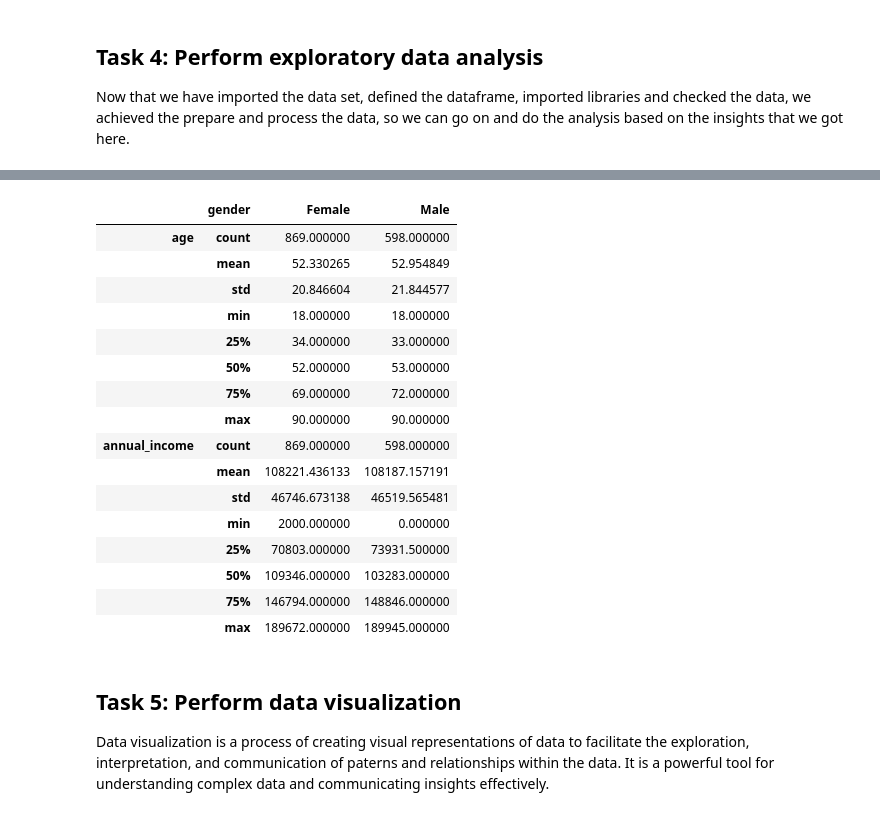
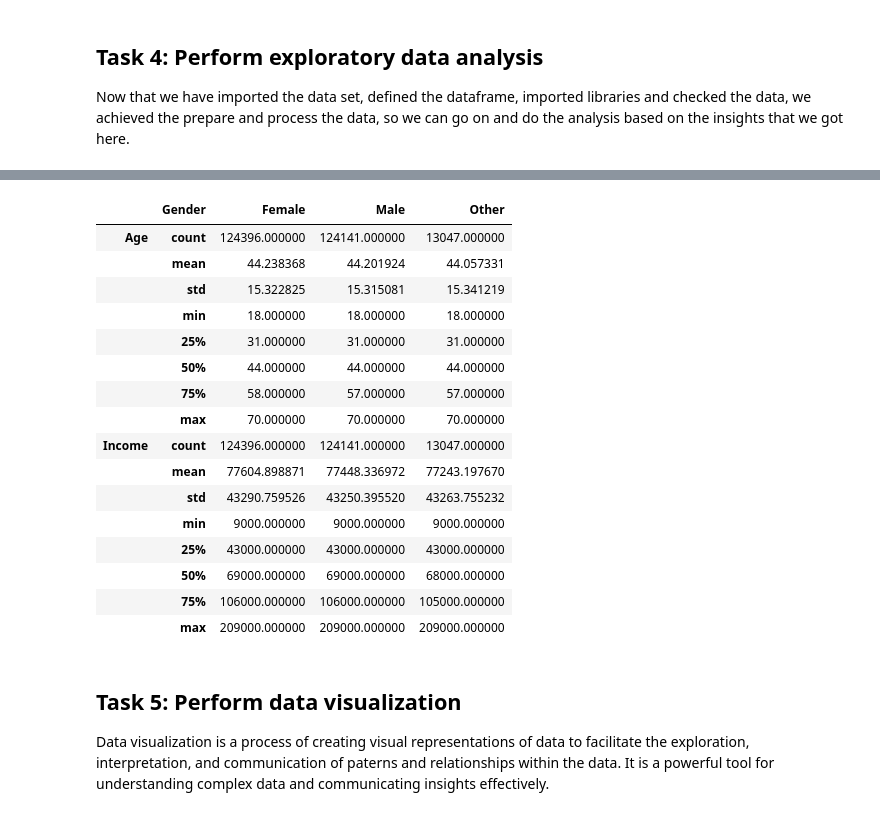
Before and after one commit to leon-czarlinski/ProfileAnalysis, a Jupyter notebook: ProfileAnalysis.ipynb, the cells around one changed output, grey strips where cells are left out. Drawn from its saved outputs; the diff is of its cells as text; code cells hidden in the pictures.

```diff
--- a/ProfileAnalysis.ipynb
+++ b/ProfileAnalysis.ipynb
@@ -64,3 +73,5 @@ df = pd.read_csv('/content/drive/MyDrive/Colab Notebooks/ProfileAnalysis/custome
+# %%
+df = pd.read_csv('credit_data.csv')
 # %%
 df.head(5)
 # %% [output]
@@ -187,10 +171,6 @@ profile_df
 Now that we have imported the data set, defined the dataframe, imported libraries and checked the data, we achieved the prepare and process the data, so we can go on and do the analysis based on the insights that we got here.
 # %%
 profile_df.dropna(axis=0, inplace=True)
-# %%
-profile_df.drop(profile_df[profile_df['age']<18].index, inplace=True)
-# %%
-profile_df.drop(profile_df[profile_df['age']>90].index, inplace=True)
 # %%
 profile_df.info()
 # %% [output]
@@ -224,24 +206,24 @@ profile_df.describe()
 # %%
-grouped_df = profile_df.groupby('gender')
-grouped_df.describe()[['age','annual_income']].transpose()
+grouped_df = profile_df.groupby('Gender')
+grouped_df.describe()[['Age','Income']].transpose()
 # %% [output]
-|  | gender | Female | Male |
-| age | count | 869.000000 | 598.000000 |
-|  | mean | 52.330265 | 52.954849 |
-|  | std | 20.846604 | 21.844577 |
-|  | min | 18.000000 | 18.000000 |
-|  | 25% | 34.000000 | 33.000000 |
-|  | 50% | 52.000000 | 53.000000 |
-|  | 75% | 69.000000 | 72.000000 |
-|  | max | 90.000000 | 90.000000 |
-| annual_income | count | 869.000000 | 598.000000 |
-|  | mean | 108221.436133 | 108187.157191 |
-|  | std | 46746.673138 | 46519.565481 |
-|  | min | 2000.000000 | 0.000000 |
-|  | 25% | 70803.000000 | 73931.500000 |
-|  | 50% | 109346.000000 | 103283.000000 |
-|  | 75% | 146794.000000 | 148846.000000 |
-|  | max | 189672.000000 | 189945.000000 |
+|  | Gender | Female | Male | Other |
+| Age | count | 124396.000000 | 124141.000000 | 13047.000000 |
+|  | mean | 44.238368 | 44.201924 | 44.057331 |
+|  | std | 15.322825 | 15.315081 | 15.341219 |
+|  | min | 18.000000 | 18.000000 | 18.000000 |
+|  | 25% | 31.000000 | 31.000000 | 31.000000 |
+|  | 50% | 44.000000 | 44.000000 | 44.000000 |
+|  | 75% | 58.000000 | 57.000000 | 57.000000 |
+|  | max | 70.000000 | 70.000000 | 70.000000 |
+| Income | count | 124396.000000 | 124141.000000 | 13047.000000 |
+|  | mean | 77604.898871 | 77448.336972 | 77243.197670 |
+|  | std | 43290.759526 | 43250.395520 | 43263.755232 |
+|  | min | 9000.000000 | 9000.000000 | 9000.000000 |
+|  | 25% | 43000.000000 | 43000.000000 | 43000.000000 |
+|  | 50% | 69000.000000 | 69000.000000 | 68000.000000 |
+|  | 75% | 106000.000000 | 106000.000000 | 105000.000000 |
+|  | max | 209000.000000 | 209000.000000 | 209000.000000 |
 # %% [markdown]
 ## Task 5: Perform data visualization
 
```
Also changed, not shown: parts of 16 cells of this notebook.
